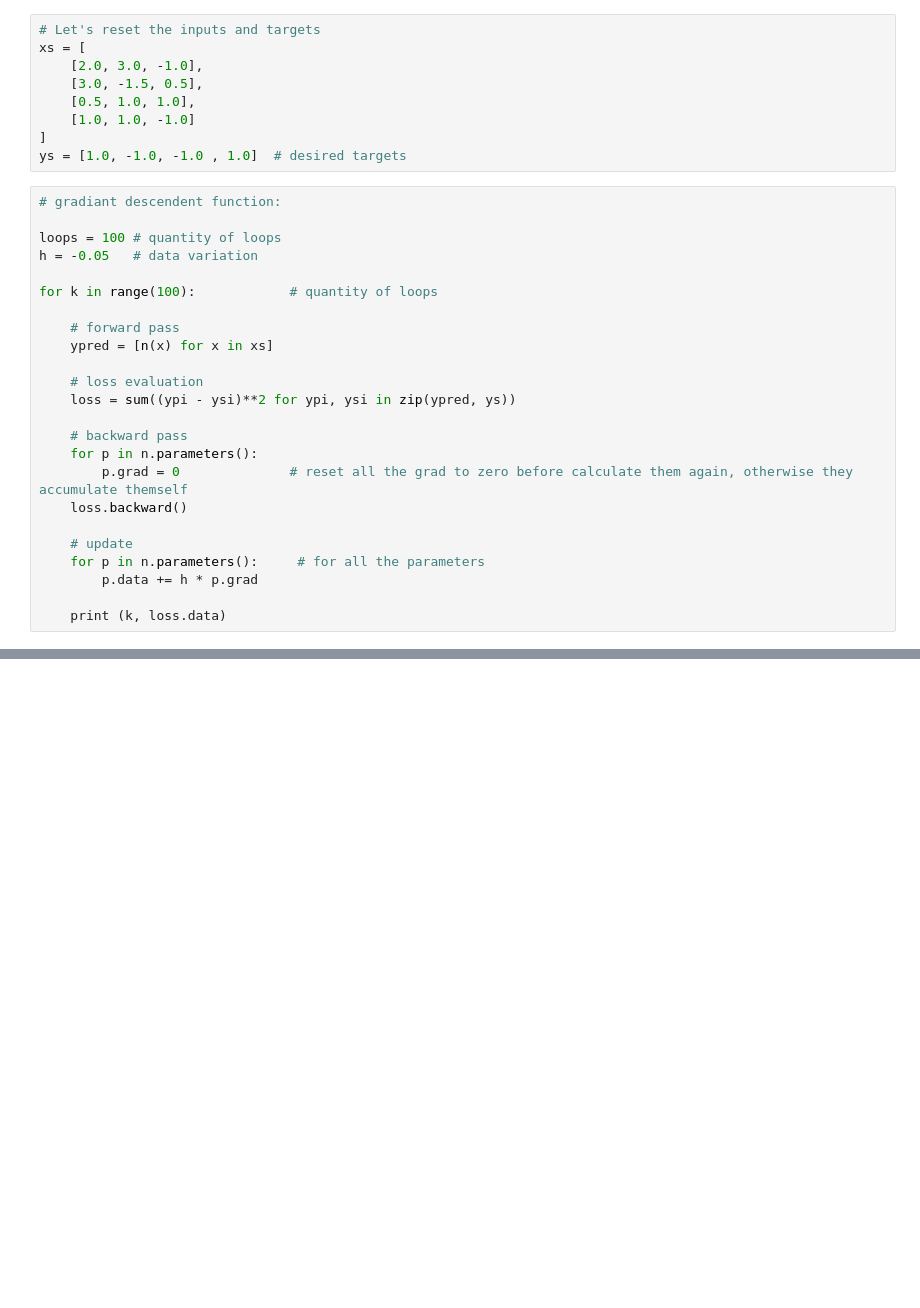
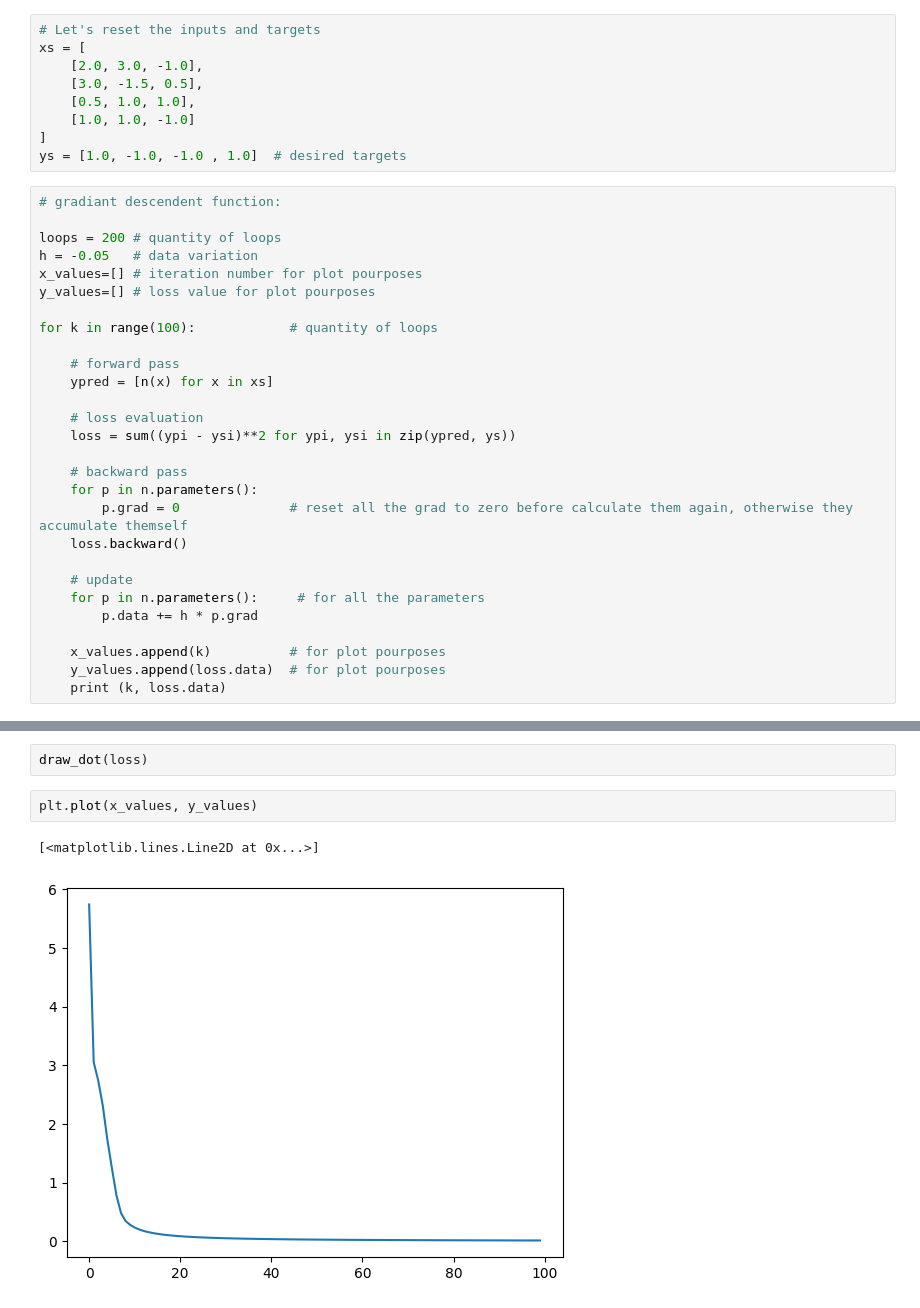
Before and after one commit to Kiwihead15/micrograd_from_scratch, a Jupyter notebook: 1_micrograd_from_scratch.ipynb, the cells around one changed output, grey strips where cells are left out. Drawn from its saved outputs; the diff is of its cells as text; blank space fills up the shorter version.

```diff
--- a/1_micrograd_from_scratch.ipynb
+++ b/1_micrograd_from_scratch.ipynb
@@ -2577,8 +2577,10 @@ ys = [1.0, -1.0, -1.0 , 1.0]  # desired targets
 # %%
 # gradiant descendent function:
 
-loops = 100 # quantity of loops
+loops = 200 # quantity of loops
 h = -0.05   # data variation
+x_values=[] # iteration number for plot pourposes
+y_values=[] # loss value for plot pourposes
 
 for k in range(100):            # quantity of loops
 
@@ -2597,5 +2599,7 @@ for k in range(100):            # quantity of loops
     for p in n.parameters():     # for all the parameters
         p.data += h * p.grad
 
+    x_values.append(k)          # for plot pourposes
+    y_values.append(loss.data)  # for plot pourposes
     print (k, loss.data)
 # %% [output]
@@ -2648,0 +2635,7 @@ n.parameters()
+# %%
+draw_dot(loss)
+# %%
+plt.plot(x_values, y_values)
+# %% [output]
+[<matplotlib.lines.Line2D at 0x...>]
+[figure, added]
```
Also changed, not shown: parts of 4 cells of this notebook.
